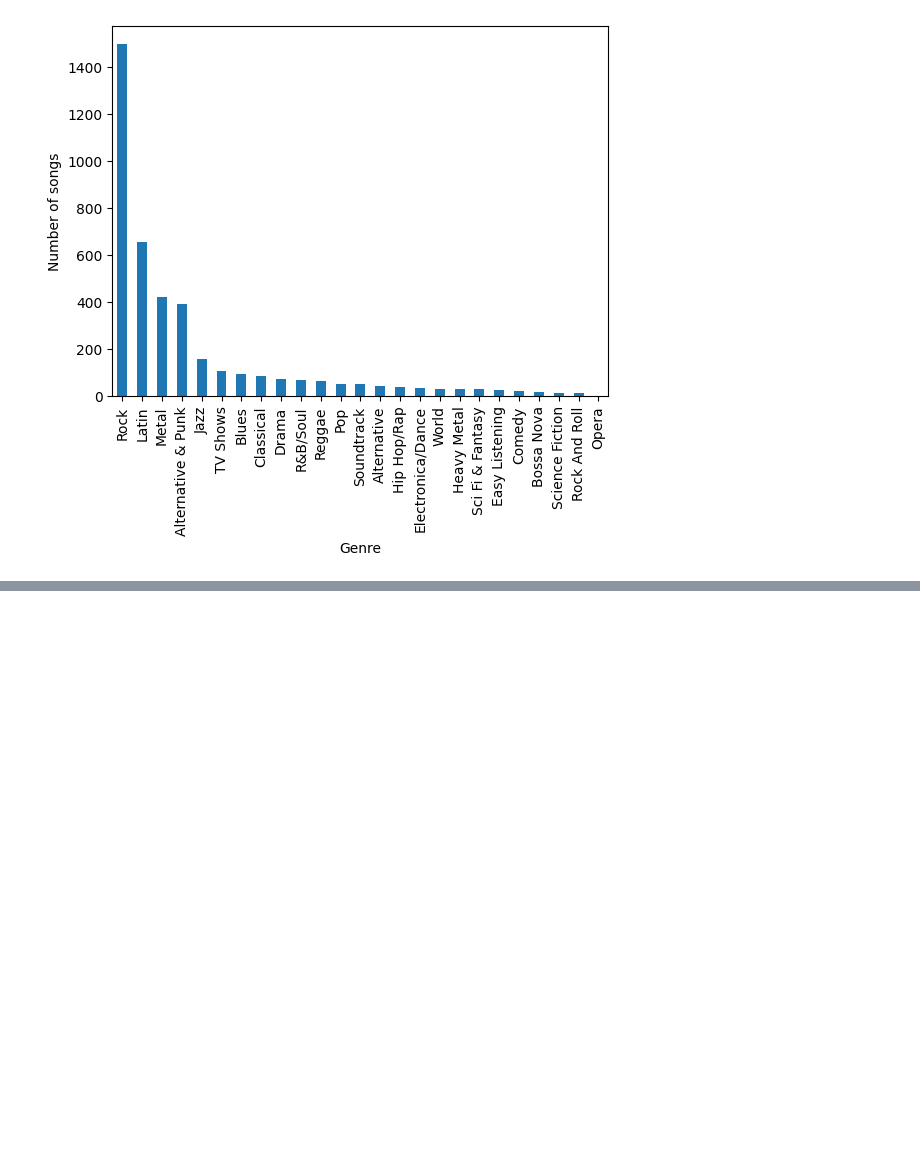
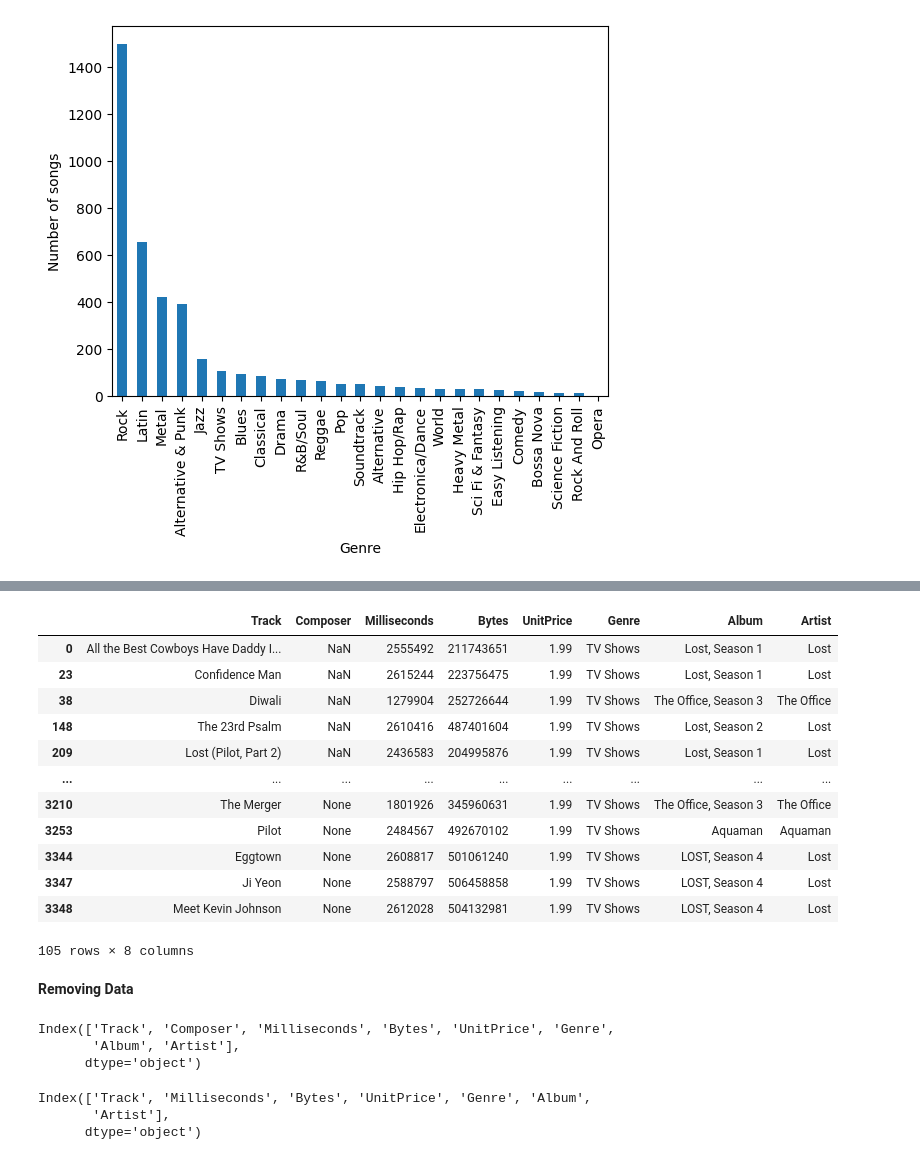
Before and after one commit to rezbee-dev/Prog-Practice, a Jupyter notebook: python/data_analytics/practical-ds/ch6/main.ipynb, the cells around one changed output, grey strips where cells are left out. Saved outputs shown, nothing was run; the diff lists cells and outputs as text; code cells hidden in the pictures; blank space fills up the shorter version.

Commit message:
DS: save CH6 progress - filtering

```diff
--- a/python/data_analytics/practical-ds/ch6/main.ipynb
+++ b/python/data_analytics/practical-ds/ch6/main.ipynb
@@ -186,0 +251,33 @@ plt.show()
+# %%
+# Using string methods to filter genre containing the string "TV"
+itunes_df[itunes_df['Genre'].str.contains('TV')]
+# %% [output]
+|  | Track | Composer | Milliseconds | Bytes | UnitPrice | Genre | Album | Artist |
+| 0 | All the Best Cowboys Have Daddy I... | NaN | 2555492 | 211743651 | 1.99 | TV Shows | Lost, Season 1 | Lost |
+| 23 | Confidence Man | NaN | 2615244 | 223756475 | 1.99 | TV Shows | Lost, Season 1 | Lost |
+| 38 | Diwali | NaN | 1279904 | 252726644 | 1.99 | TV Shows | The Office, Season 3 | The Office |
+| 148 | The 23rd Psalm | NaN | 2610416 | 487401604 | 1.99 | TV Shows | Lost, Season 2 | Lost |
+| 209 | Lost (Pilot, Part 2) | NaN | 2436583 | 204995876 | 1.99 | TV Shows | Lost, Season 1 | Lost |
+| ... | ... | ... | ... | ... | ... | ... | ... | ... |
+| 3210 | The Merger | None | 1801926 | 345960631 | 1.99 | TV Shows | The Office, Season 3 | The Office |
+| 3253 | Pilot | None | 2484567 | 492670102 | 1.99 | TV Shows | Aquaman | Aquaman |
+| 3344 | Eggtown | None | 2608817 | 501061240 | 1.99 | TV Shows | LOST, Season 4 | Lost |
+| 3347 | Ji Yeon | None | 2588797 | 506458858 | 1.99 | TV Shows | LOST, Season 4 | Lost |
+| 3348 | Meet Kevin Johnson | None | 2612028 | 504132981 | 1.99 | TV Shows | LOST, Season 4 | Lost |
+105 rows × 8 columns
+# %% [markdown]
+**Removing Data**
+# %%
+# Removing the 'Composer' column
+itunes_df.columns
+# %% [output]
+Index(['Track', 'Composer', 'Milliseconds', 'Bytes', 'UnitPrice', 'Genre',
+       'Album', 'Artist'],
+      dtype='object')
+# %%
+itunes_df.drop('Composer', axis=1, inplace=True) # axis=1 specifies column, instead of row
+itunes_df.columns
+# %% [output]
+Index(['Track', 'Milliseconds', 'Bytes', 'UnitPrice', 'Genre', 'Album',
+       'Artist'],
+      dtype='object')
```
Also changed, not shown: parts of 8 cells of this notebook.
